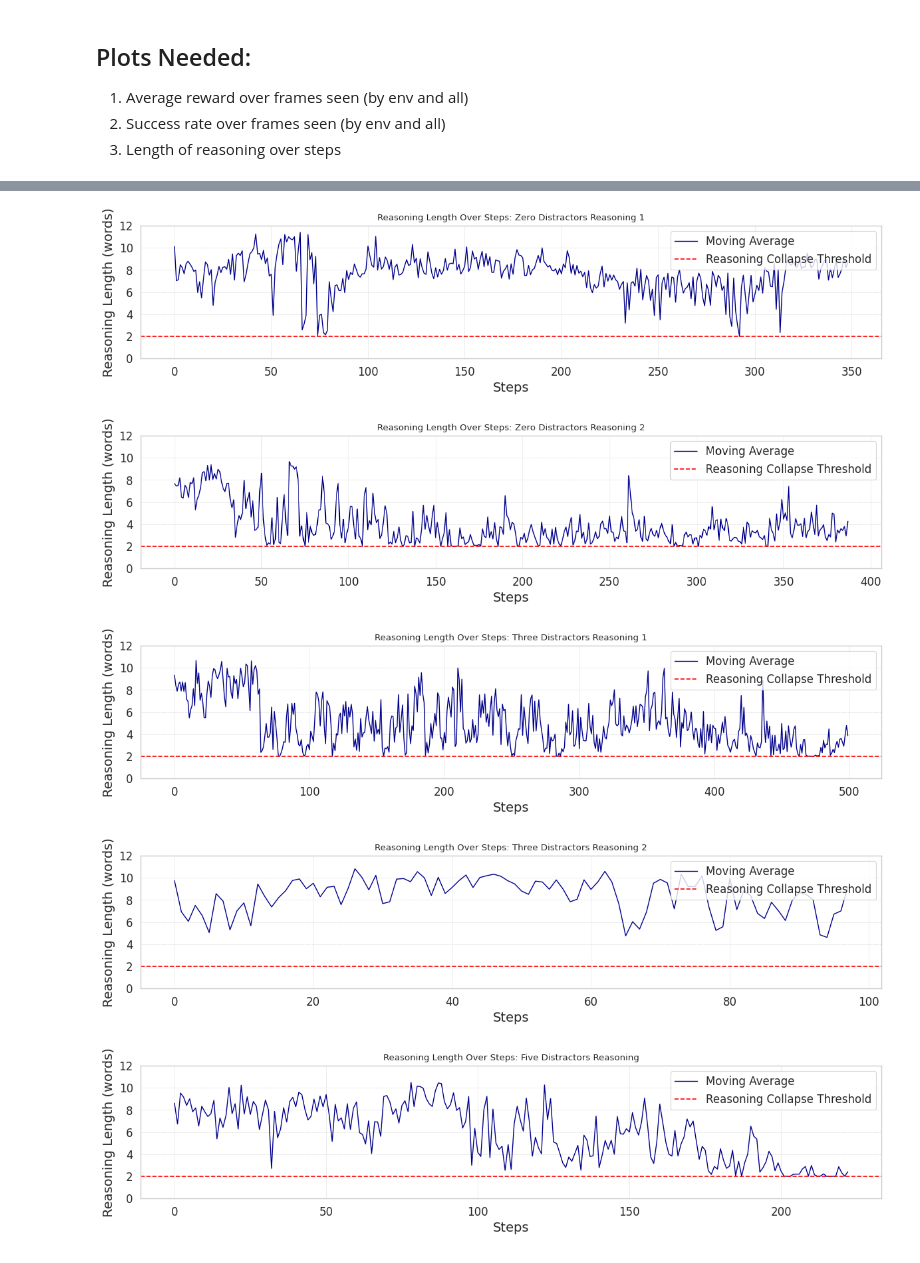
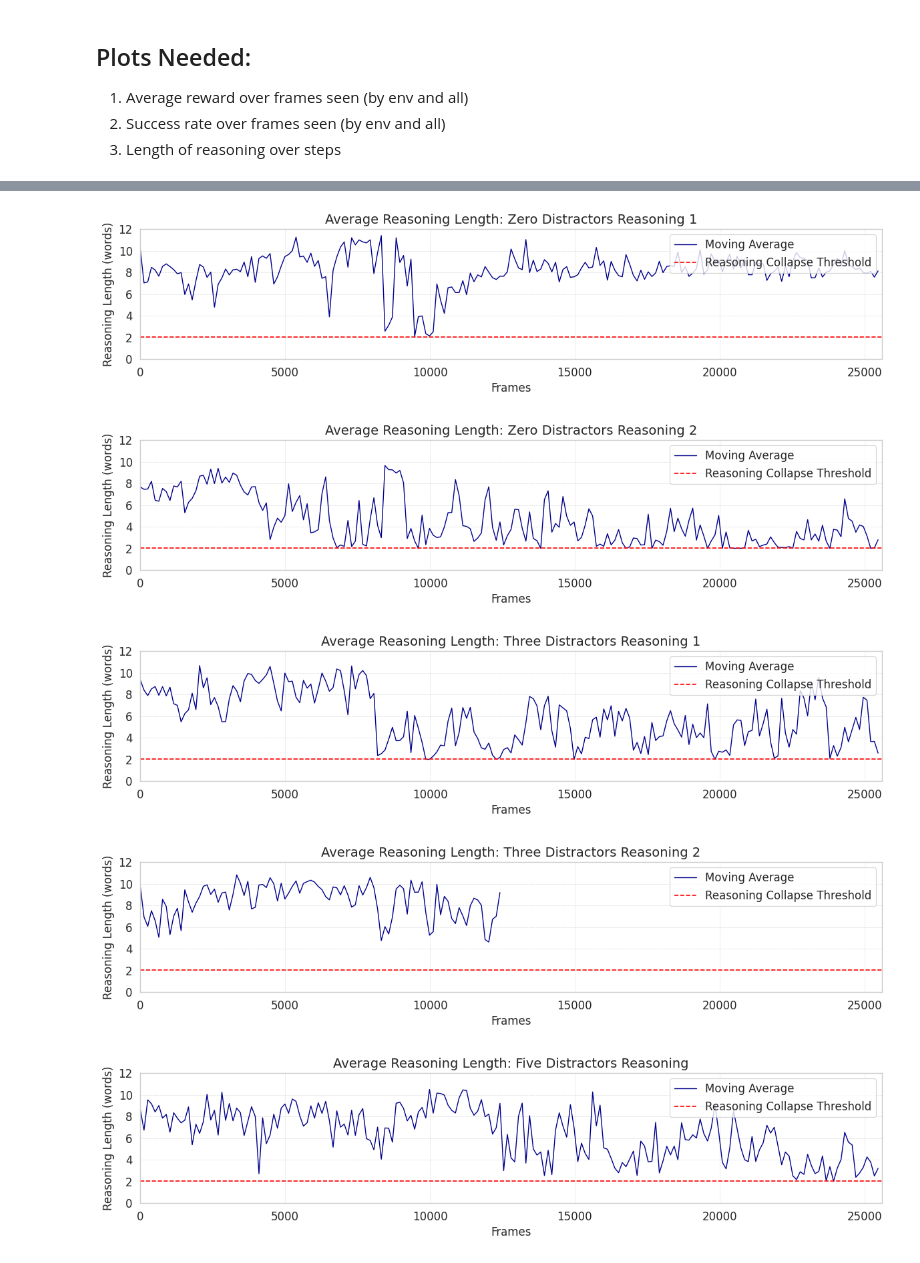
Before and after one commit to pavanpreet-gandhi/rl-llm, a Jupyter notebook: notebooks/train_plots.ipynb, the cells around one changed output, grey strips where cells are left out. Drawn from its saved outputs; the diff is of its cells as text; code cells hidden in the pictures.

Commit message:
plots for report

```diff
--- a/notebooks/train_plots.ipynb
+++ b/notebooks/train_plots.ipynb
@@ -178,27 +172,27 @@ plt.show()
 # %%
 # Load avg reasoning lengths all from JSON
 with open("avg_reasoning_lengths_all.json", "r") as f:
     avg_reasoning_lengths_all = json.load(f)
 
-window_size = 1  # Adjust the window size as needed
 for name, avg_reasoning_lengths in avg_reasoning_lengths_all.items():
-    moving_avg = pd.Series(avg_reasoning_lengths).rolling(window=window_size).mean()
+    moving_avg = pd.Series(avg_reasoning_lengths)[:200]
     plt.figure(figsize=(12, 3))
-    sns.lineplot(x=range(len(moving_avg)), y=moving_avg, color="darkblue", linewidth=1, label="Moving Average")
+    sns.lineplot(x=moving_avg.index * 128, y=moving_avg, color="darkblue", linewidth=1, label="Moving Average")
     plt.axhline(y=2, color='red', linestyle='--', label='Reasoning Collapse Threshold')
-    plt.title(f"Reasoning Length Over Steps: {name}")
-    plt.xlabel("Steps", fontsize=14)
-    plt.ylabel("Reasoning Length (words)", fontsize=14)
+    plt.title(f"Average Reasoning Length: {name}", fontsize=14)
+    plt.xlabel("Frames", fontsize=12)
+    plt.ylabel("Reasoning Length (words)", fontsize=12)
     plt.ylim(0, 12)
+    plt.xlim((0, 200*128))
     plt.xticks(fontsize=12)
     plt.yticks(fontsize=12)
     plt.grid(visible=True, linestyle='--', linewidth=0.5, alpha=0.7)
     plt.legend(fontsize=12, frameon=True, loc='upper right')
     plt.tight_layout()
     plt.show()
 # %% [output]
-[figure, old version]
+[figure, new version]
-[figure, old version]
+[figure, new version]
-[figure, old version]
+[figure, new version]
-[figure, old version]
+[figure, new version]
-[figure, old version]
+[figure, new version]
```
Also changed, not shown: parts of 1 cell of this notebook, 8 other files.
